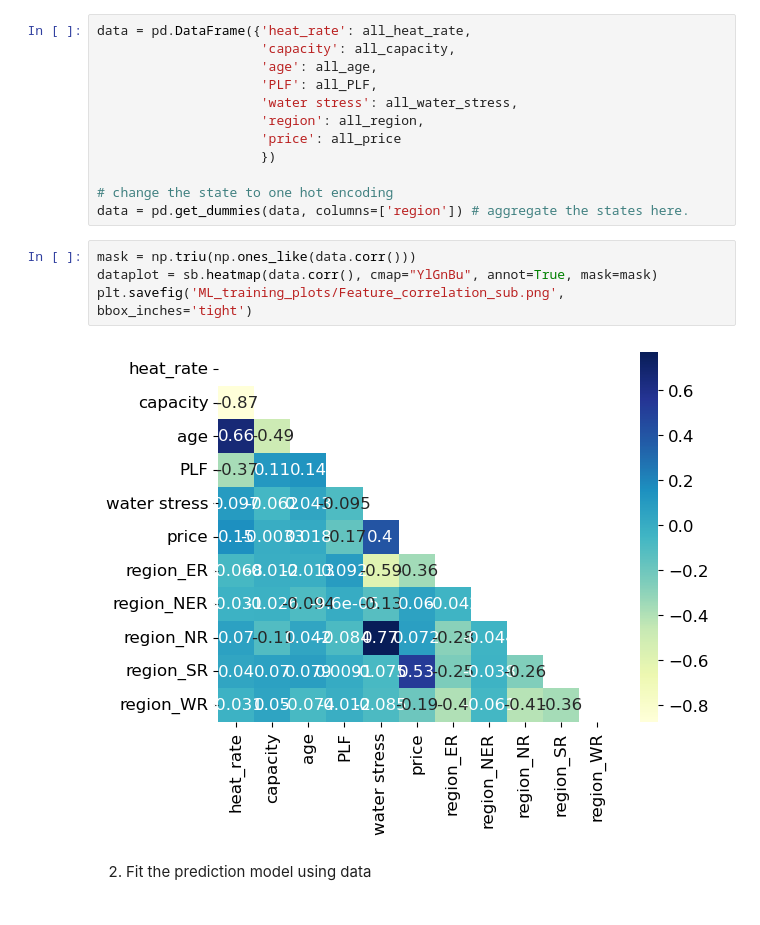
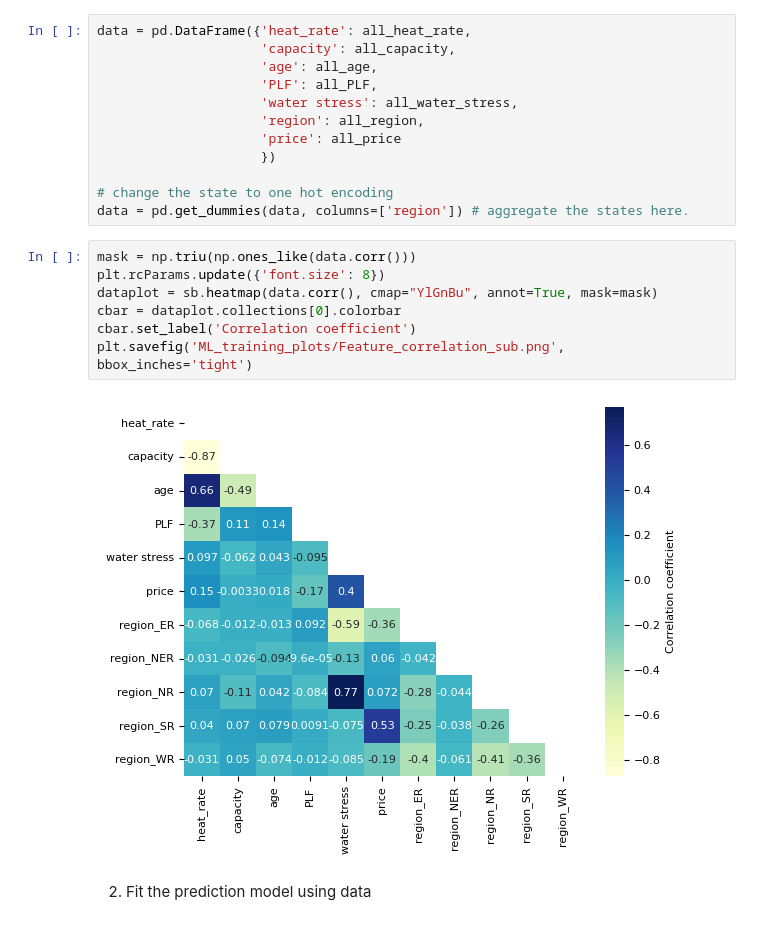
Before and after one commit to yifueve/India_SHR_dataset, a Jupyter notebook: run_models_subcritical.ipynb, the cells around one changed output. Saved outputs shown, nothing was run; the diff lists cells and outputs as text.

```diff
--- a/run_models_subcritical.ipynb
+++ b/run_models_subcritical.ipynb
@@ -41,10 +41,13 @@ data = pd.DataFrame({'heat_rate': all_heat_rate,
 data = pd.get_dummies(data, columns=['region']) # aggregate the states here.
 # %%
 mask = np.triu(np.ones_like(data.corr()))
+plt.rcParams.update({'font.size': 8})
 dataplot = sb.heatmap(data.corr(), cmap="YlGnBu", annot=True, mask=mask)
+cbar = dataplot.collections[0].colorbar
+cbar.set_label('Correlation coefficient')
 plt.savefig('ML_training_plots/Feature_correlation_sub.png', bbox_inches='tight')
 # %% [output]
-[figure, old version]
+[figure, new version]
 # %% [markdown]
 2. Fit the prediction model using data
 # %%
```
Also changed, not shown: parts of 10 cells of this notebook, 1 other file.
